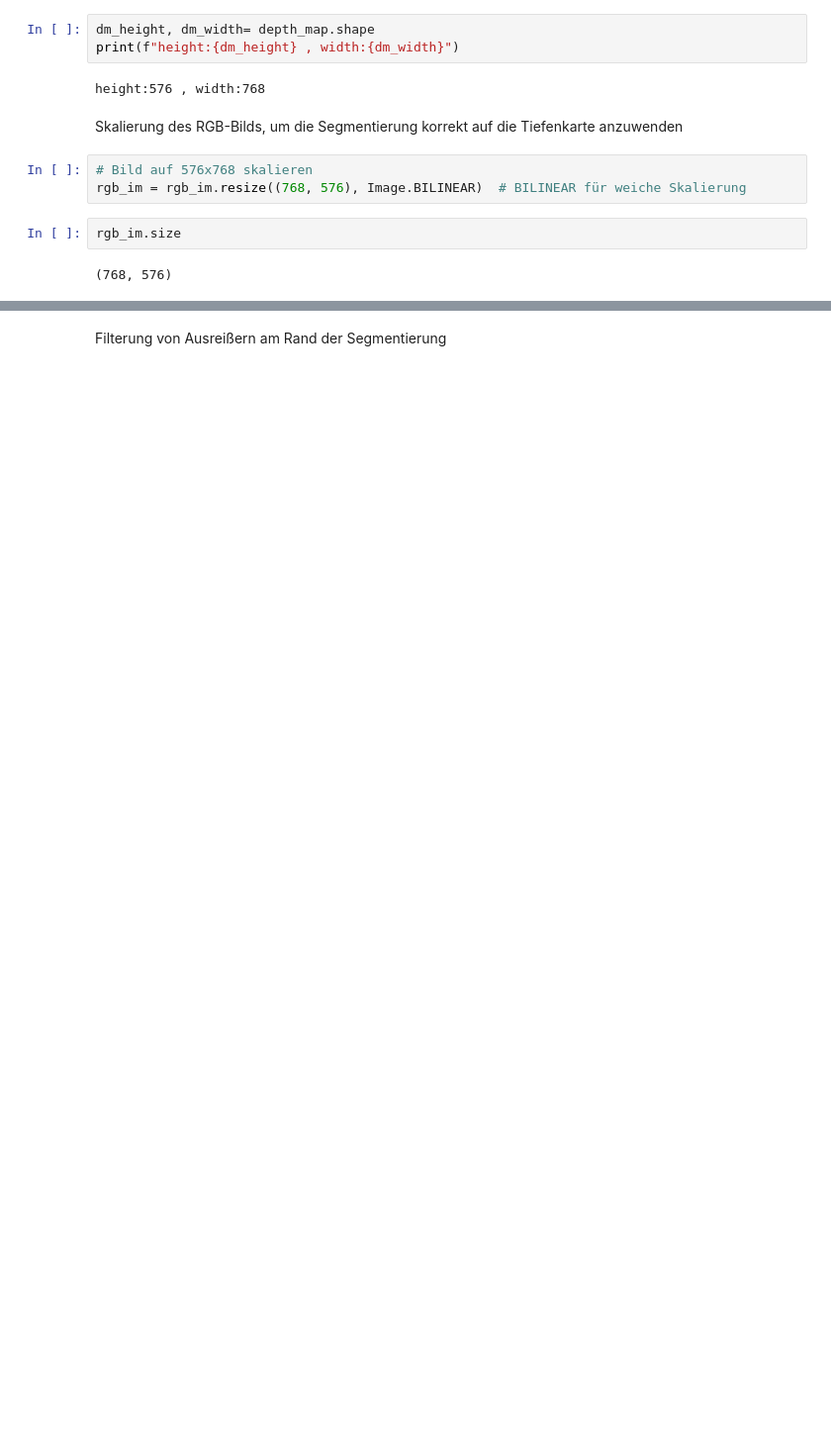
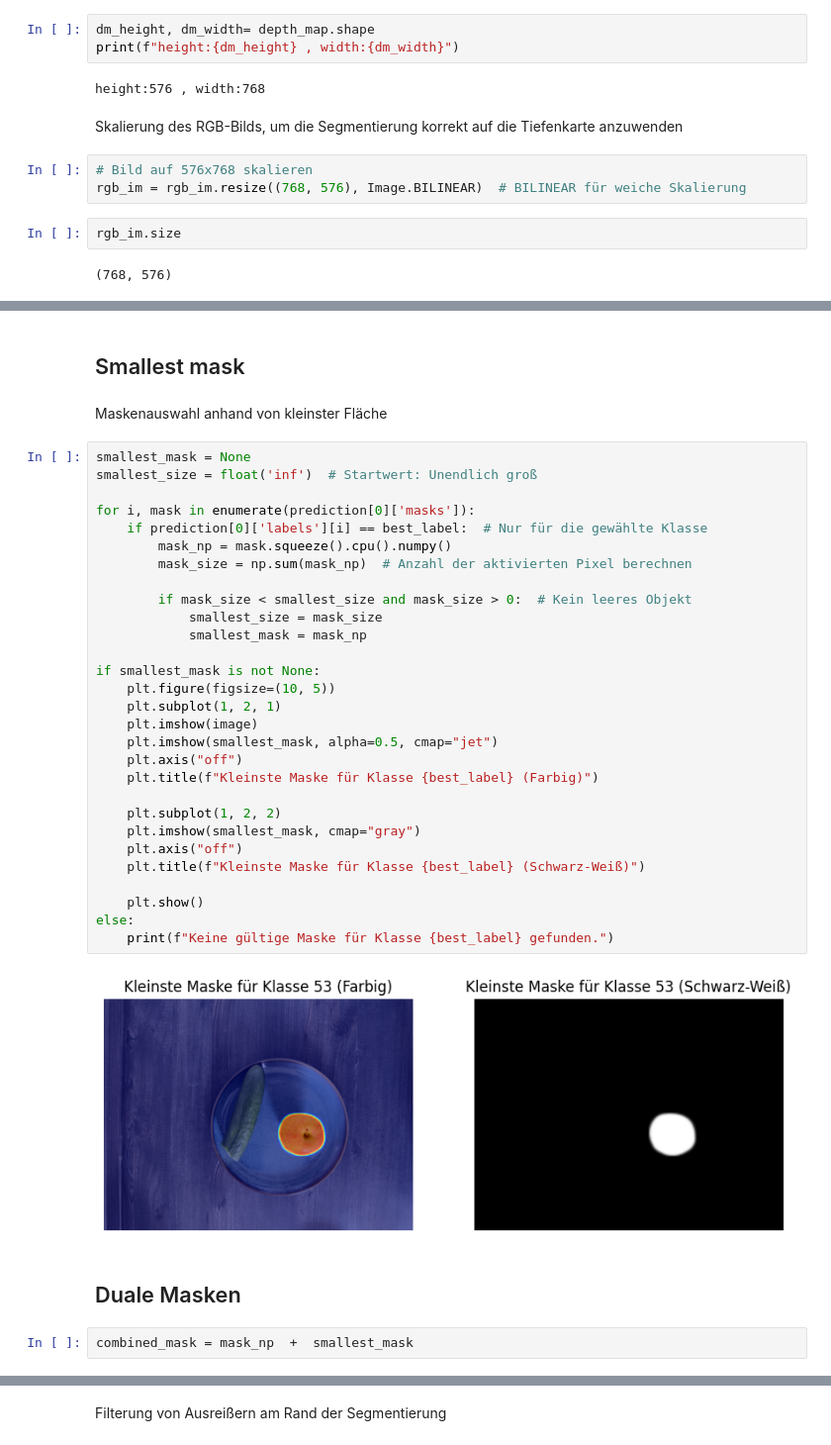
Before and after one commit to DirenCA/Masterthesis-Code, a Jupyter notebook: ValueEst_WithSeg.ipynb, the cells around one changed output, grey strips where cells are left out. Shown at 99% size. Saved outputs shown, nothing was run; the diff lists cells and outputs as text; blank space fills up the shorter version.

```diff
--- a/ValueEst_WithSeg.ipynb
+++ b/ValueEst_WithSeg.ipynb
@@ -151,0 +174,39 @@ plt.show()
+# %% [markdown]
+## Smallest mask
+# %% [markdown]
+Maskenauswahl anhand von kleinster Fläche
+# %%
+smallest_mask = None
+smallest_size = float('inf')  # Startwert: Unendlich groß
+
+for i, mask in enumerate(prediction[0]['masks']):
+    if prediction[0]['labels'][i] == best_label:  # Nur für die gewählte Klasse
+        mask_np = mask.squeeze().cpu().numpy()
+        mask_size = np.sum(mask_np)  # Anzahl der aktivierten Pixel berechnen
+
+        if mask_size < smallest_size and mask_size > 0:  # Kein leeres Objekt
+            smallest_size = mask_size
+            smallest_mask = mask_np
+
+if smallest_mask is not None:
+    plt.figure(figsize=(10, 5))
+    plt.subplot(1, 2, 1)
+    plt.imshow(image)
+    plt.imshow(smallest_mask, alpha=0.5, cmap="jet")
+    plt.axis("off")
+    plt.title(f"Kleinste Maske für Klasse {best_label} (Farbig)")
+
+    plt.subplot(1, 2, 2)
+    plt.imshow(smallest_mask, cmap="gray")
+    plt.axis("off")
+    plt.title(f"Kleinste Maske für Klasse {best_label} (Schwarz-Weiß)")
+
+    plt.show()
+else:
+    print(f"Keine gültige Maske für Klasse {best_label} gefunden.")
+# %% [output]
+[figure, added]
+# %% [markdown]
+## Duale Masken
+# %%
+combined_mask = mask_np  +  smallest_mask
```
Also changed, not shown: parts of 124 cells of this notebook, 1 other file.
